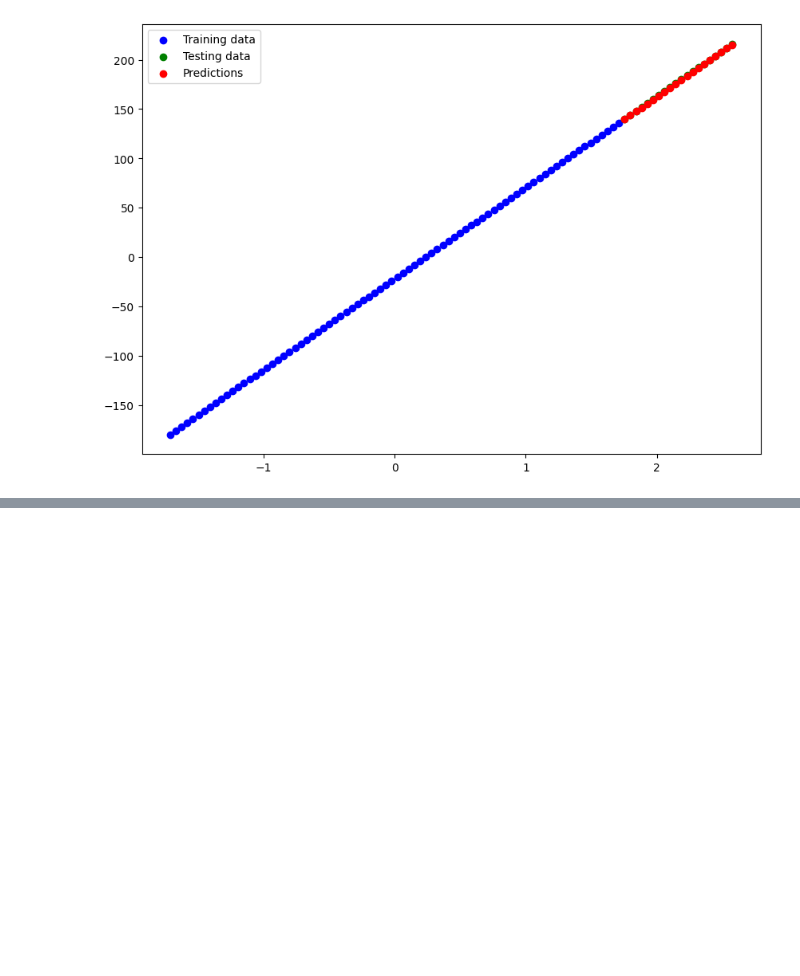
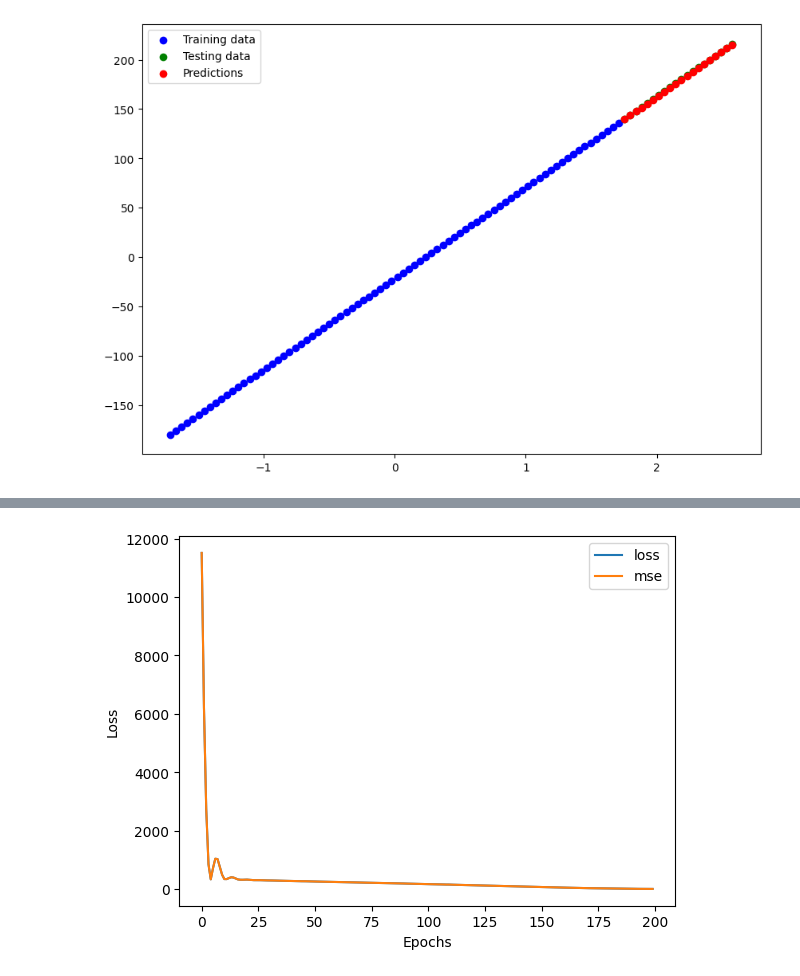
Before and after one commit to roob32/Personal-Notes, a Jupyter notebook: Supplementary Materials for ML/Assessments/Assessment1.ipynb, the cells around one changed output, grey strips where cells are left out. Saved outputs shown, nothing was run; the diff lists cells and outputs as text; code cells hidden in the pictures; blank space fills up the shorter version.

```diff
--- a/Supplementary Materials for ML/Assessments/Assessment1.ipynb
+++ b/Supplementary Materials for ML/Assessments/Assessment1.ipynb
@@ -411,0 +528,13 @@ pltpred(x_train_scaled, y_train,
+# %%
+model5 = tf.keras.Sequential([
+  tf.keras.layers.Input(shape=[1]),
+  tf.keras.layers.Dense(64),
+  tf.keras.layers.Dense(32),
+  tf.keras.layers.Dense(16),
+  tf.keras.layers.Dense(1)
+])
+
+model5.compile(loss='mse',
+              optimizer='adam',
+              metrics=["mse"]
+              )
@@ -411,0 +563,3 @@ pltpred(x_train_scaled, y_train,
+# %%
+history5 = model5.fit(x_train, y_train,
+                      epochs=200)
@@ -411,0 +616,6 @@ pltpred(x_train_scaled, y_train,
+# %%
+pd.DataFrame(history5.history).plot()
+mpl.pyplot.xlabel("Epochs")
+mpl.pyplot.ylabel("Loss");
+# %% [output]
+[figure, added]
```
Also changed, not shown: parts of 90 cells of this notebook.
